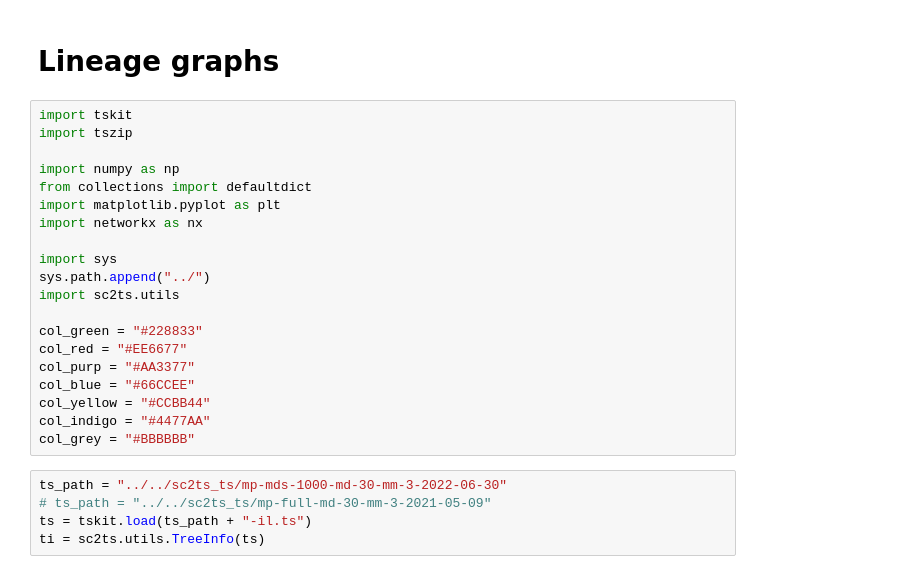
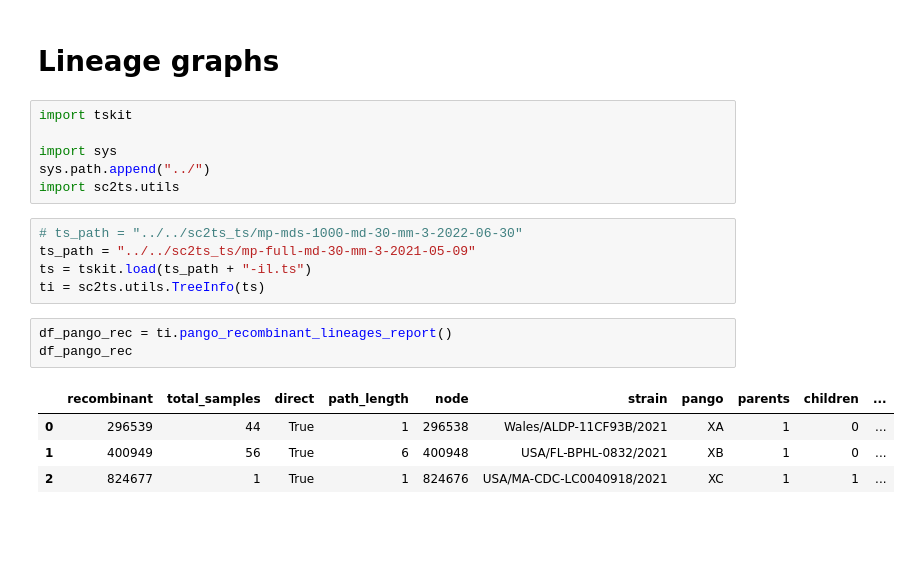
Before and after one commit to jeromekelleher/sc2ts, a Jupyter notebook: notebooks/lineage-graphs.ipynb, the cells around one changed output. Drawn from its saved outputs; the diff is of its cells as text; blank space fills up the shorter version.

```diff
--- a/notebooks/lineage-graphs.ipynb
+++ b/notebooks/lineage-graphs.ipynb
@@ -2,27 +2,21 @@
 # Lineage graphs
 # %%
 import tskit
-import tszip
-
-import numpy as np
-from collections import defaultdict
-import matplotlib.pyplot as plt
-import networkx as nx
 
 import sys
 sys.path.append("../")
 import sc2ts.utils
-
-col_green = "#228833"
-col_red = "#EE6677"
-col_purp = "#AA3377"
-col_blue = "#66CCEE"
-col_yellow = "#CCBB44"
-col_indigo = "#4477AA"
-col_grey = "#BBBBBB"
 # %%
-ts_path = "../../sc2ts_ts/mp-mds-1000-md-30-mm-3-2022-06-30"
-# ts_path = "../../sc2ts_ts/mp-full-md-30-mm-3-2021-05-09"
+# ts_path = "../../sc2ts_ts/mp-mds-1000-md-30-mm-3-2022-06-30"
+ts_path = "../../sc2ts_ts/mp-full-md-30-mm-3-2021-05-09"
 ts = tskit.load(ts_path + "-il.ts")
 ti = sc2ts.utils.TreeInfo(ts)
+# %%
+df_pango_rec = ti.pango_recombinant_lineages_report()
+df_pango_rec
+# %% [output]
+|  | recombinant | total_samples | direct | path_length | node | strain | pango | parents | children | ... |
+| 0 | 296539 | 44 | True | 1 | 296538 | Wales/ALDP-11CF93B/2021 | XA | 1 | 0 | ... |
+| 1 | 400949 | 56 | True | 6 | 400948 | USA/FL-BPHL-0832/2021 | XB | 1 | 0 | ... |
+| 2 | 824677 | 1 | True | 1 | 824676 | USA/MA-CDC-LC0040918/2021 | XC | 1 | 1 | ... |
 # %%
```
Also changed, not shown: parts of 1 cell of this notebook, 3 other files.
